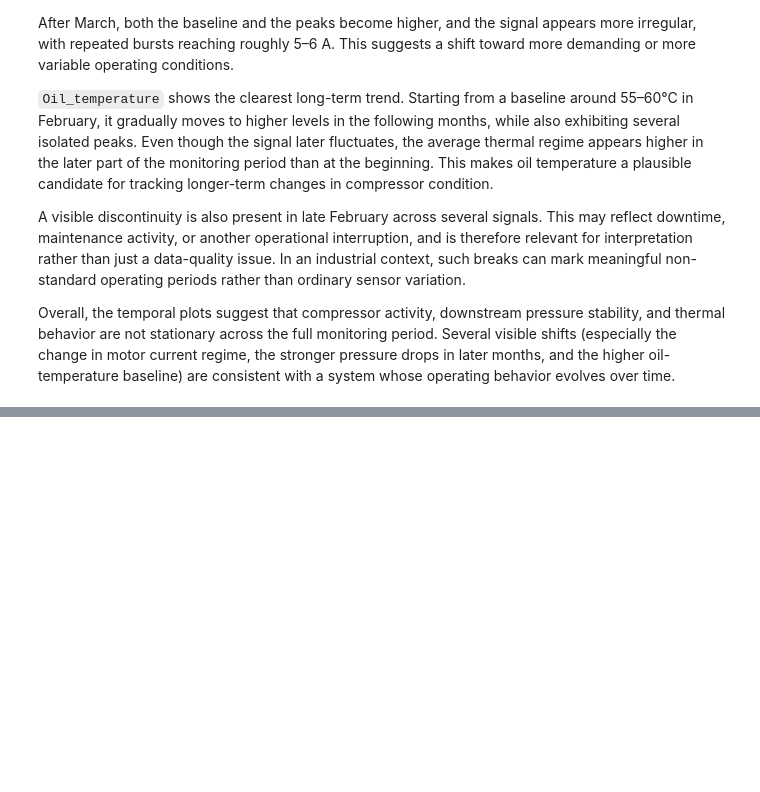
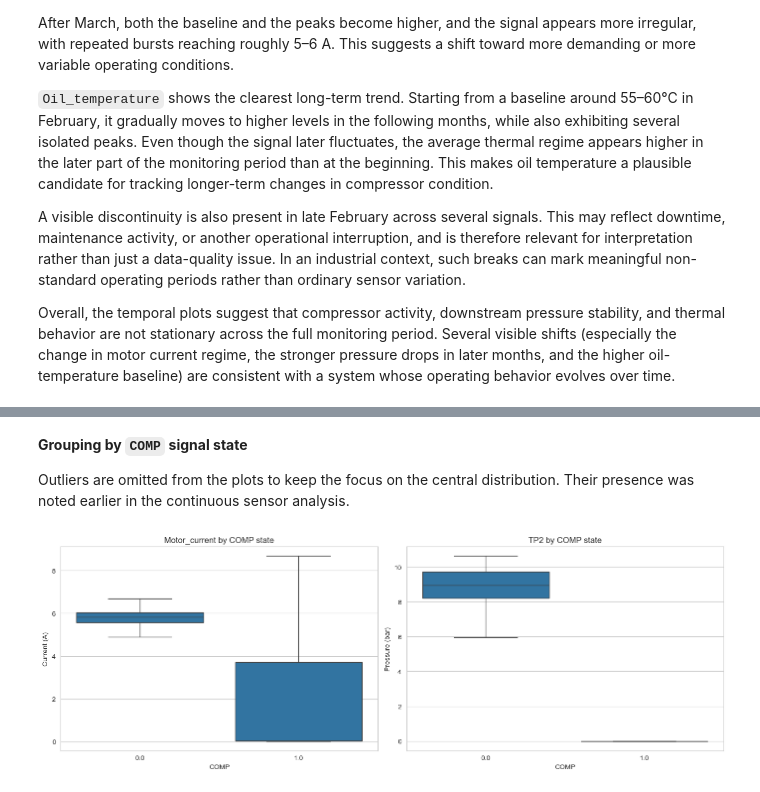
Before and after one commit to Vanya2307/Predictive-Maintenance-Fluid-Systems, a Jupyter notebook: notebooks/02_exploratory_data_analysis.ipynb, the cells around one changed output, grey strips where cells are left out. Drawn from its saved outputs; the diff is of its cells as text; code cells hidden in the pictures; blank space fills up the shorter version.

```diff
--- a/notebooks/02_exploratory_data_analysis.ipynb
+++ b/notebooks/02_exploratory_data_analysis.ipynb
@@ -257,0 +331,27 @@ Overall, the temporal plots suggest that compressor activity, downstream pressur
+# %% [markdown]
+**Grouping by `COMP` signal state**
+
+Outliers are omitted from the plots to keep the focus on the central distribution. Their presence was noted earlier in the continuous sensor analysis.
+# %%
+fig, axes = plt.subplots(1, 2, figsize=(14, 5))
+
+sns.boxplot(
+    data=metro, x='COMP', y='Motor_current', ax=axes[0],
+    showfliers=False
+)
+axes[0].set_title('Motor_current by COMP state')
+axes[0].set_xlabel('COMP')
+axes[0].set_ylabel('Current (A)')
+
+sns.boxplot(
+    data=metro, x='COMP', y='TP2', ax=axes[1],
+    showfliers=False
+)
+axes[1].set_title('TP2 by COMP state')
+axes[1].set_xlabel('COMP')
+axes[1].set_ylabel('Pressure (bar)')
+
+plt.tight_layout()
+plt.show()
+# %% [output]
+[figure, added]
```
Also changed, not shown: parts of 16 cells of this notebook, 1 other file.
